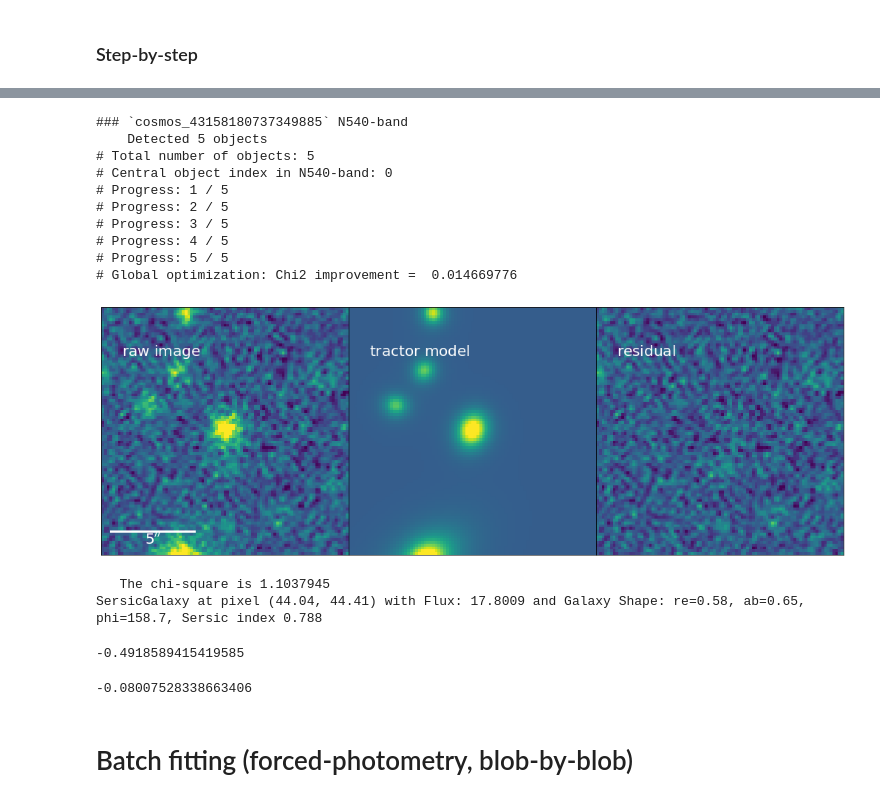
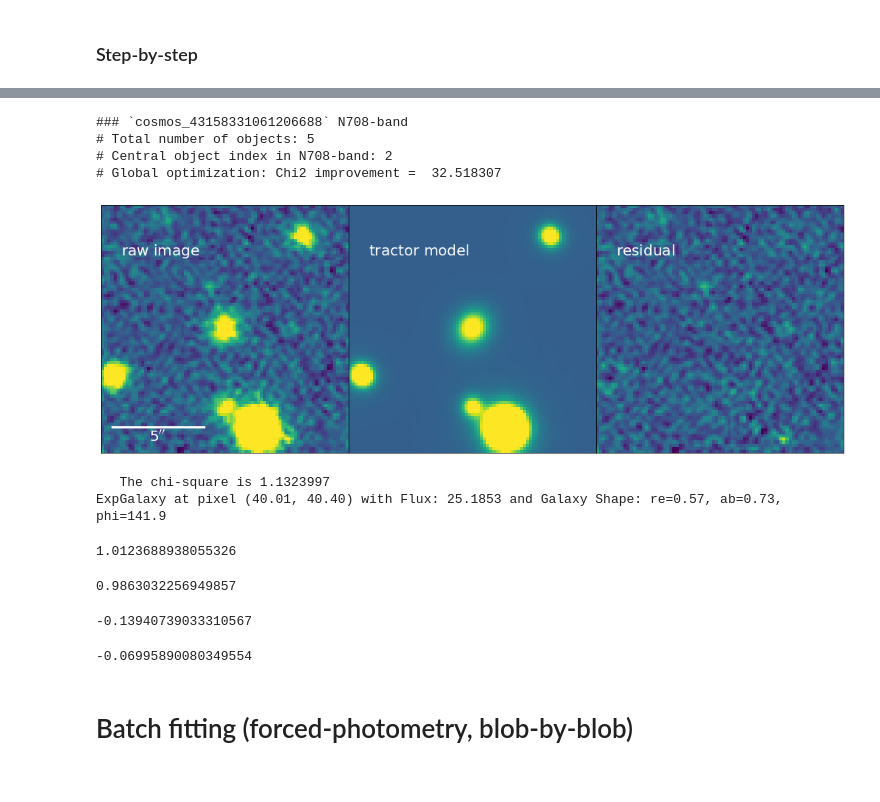
Before and after one commit to MerianSurvey/lambo, a Jupyter notebook: debug-Merian-tractor-ladybug.ipynb, the cells around one changed output, grey strips where cells are left out. Cells and saved outputs as stored; diff of their text form; code cells hidden in the pictures.

```diff
--- a/debug-Merian-tractor-ladybug.ipynb
+++ b/debug-Merian-tractor-ladybug.ipynb
@@ -51,7 +40,7 @@ kuaizi.set_env(project='Merian', name='', data_dir='/scratch/gpfs/jiaxuanl/Data'
 # %% [output]
 '/scratch/gpfs/jiaxuanl/Data/Merian/'
 # %%
-obj_cat = Table.read('./Catalogs/COSMOS_cutouts_tractor_gaap_test.fits')
+obj_cat = Table.read('./Catalogs/COSMOS_cutouts_tractor_gaap_lowz.fits')[:100]
 obj_cat['dir'] = [file.replace('/projects/MERIAN/poststamps/g09_broadcut',
                               '/scratch/gpfs/jiaxuanl/Data/Merian/Cutout'
                              ) for file in obj_cat['dir']]
@@ -62,7 +61,7 @@ from astropy.convolution import Gaussian2DKernel
 # %%
 channels = list('grizy') + ['N708', 'N540']
 
-obj = obj_cat[16]
+obj = obj_cat[161] # 64 for slack example
 obj_id = obj['ID']
 
 
@@ -83,11 +82,8 @@ w = wcs.WCS(cutout[0][1].header) # note: all bands share the same WCS here
 filters = list(channels)
 weights = 1 / np.array([hdu[3].data for hdu in cutout])
 psf_pad = padding_PSF(psf_list) # Padding PSF cutouts from HSC
-hsc_data = Data(images=images, weights=weights, wcs=w, psfs=psf_pad, channels=channels) #
+hsc_data = Data(images=images,#[:, 15:-15, 15:-15].byteswap().newbyteorder(),
+                #[:, 15:-15, 15:-15].byteswap().newbyteorder()
+                weights=weights,#[:, 15:-15, 15:-15].byteswap().newbyteorder(),
+                wcs=w, psfs=psf_pad, channels=channels) #
 # `data` is an Python object which contains all the information (image, psf, variance, wcs, etc.) about the galaxy
-
-# merian_hdu = fits.open('../cosmos_test_1/1/226984/merian/merian_226984_N708.fits')
-# merian_data = Data(images=merian_hdu[1].data[np.newaxis, :, :],
-#                    weights=merian_hdu[3].data[np.newaxis, :, :],
-#                    wcs=wcs.WCS(merian_hdu[1].header),
-#                    psfs=[merian_hdu[4].data], channels='N')
@@ -131,8 +118,9 @@ sys.path.append('/home/jiaxuanl/Research/Packages/tractor/')
 model_dict = {}
 
 ref_filt = 'i'
-model_dict[ref_filt] = tractor_hsc_sep_blob_by_blob(
+model_dict[ref_filt], _obj_cat_i = tractor_hsc_sep_blob_by_blob(
     obj, ref_filt, hsc_data.channels, hsc_data,
-    freeze_dict={'pos': False, 'shape.ab': False, 'shape.phi': False, 'sersicindex': False}, # don't fix shape/sersic
+    freeze_dict={'pos': False, 'shape': False, 'shape.re': False,
+                 'shape.ab': False, 'shape.phi': False, 'sersicindex': False}, # don't fix shape/sersic
     verbose=True, show_fig=True)
 # %% [output]
@@ -162,27 +175,19 @@ SersicGalaxy at pixel (44.04, 44.41) with Flux: 28.0018 and Galaxy Shape: re=0.5
 # %%
-import copy
-ref_source = copy.deepcopy(model_dict[ref_filt].catalog[model_dict[ref_filt].target_ind])
-
-
-model_dict['N540'] = tractor_hsc_sep_blob_by_blob(
-        obj, 'N540', hsc_data.channels, hsc_data,
-        ref_source=ref_source,
-#         ref_source=None,
-#         freeze_dict={'pos': False, 'shape.ab': False, 'shape.phi': False, 'sersicindex': False},
-        freeze_dict={'pos': False, 'shape.ab': True, 'shape.phi': True, 'sersicindex': True},
-        # Since the coordinate system of Merian is different from HSC, we don't fix position.
-        verbose=True, show_fig=True)
+# Fix-all mode
+model_dict['N708'], _ = tractor_hsc_sep_blob_by_blob(
+    obj, 'N708', hsc_data.channels, hsc_data,
+    fix_all=True, tractor_cat=model_dict['i'].catalog.copy(),
+    obj_cat=_obj_cat_i,
+#   ref_source=None,
+#   freeze_dict={'pos': False, 'shape.re': False, 'shape.ab': False, 'shape.phi': False, 'sersicindex': False},
+    freeze_dict={'pos': True, 'shape': True, 'shape.re': True, 'shape.ab': True, 'shape.phi': True, 'sersicindex': True},
+    # Since the coordinate system of Merian is different from HSC, we don't fix position.
+    verbose=True, show_fig=True)
 # %% [output]
-### `cosmos_43158180737349885` N540-band
-    Detected 5 objects
+### `cosmos_43158331061206688` N708-band
 # Total number of objects: 5
-# Central object index in N540-band: 0
-# Progress: 1 / 5
-# Progress: 2 / 5
-# Progress: 3 / 5
-# Progress: 4 / 5
-# Progress: 5 / 5
-# Global optimization: Chi2 improvement =  0.014669776
+# Central object index in N708-band: 2
+# Global optimization: Chi2 improvement =  32.518307
-[figure, old version]
+[figure, new version]
-   The chi-square is 1.1037945
-SersicGalaxy at pixel (44.04, 44.41) with Flux: 17.8009 and Galaxy Shape: re=0.58, ab=0.65, phi=158.7, Sersic index 0.788
+   The chi-square is 1.1323997
+ExpGalaxy at pixel (40.01, 40.40) with Flux: 25.1853 and Galaxy Shape: re=0.57, ab=0.73, phi=141.9
@@ -191,11 +194,19 @@ SersicGalaxy at pixel (44.04, 44.41) with Flux: 17.8009 and Galaxy Shape: re=0.5
+# %%
+-2.5 * np.log10(getTargetProperty(model_dict['g'])['flux'] / getTargetProperty(model_dict['i'])['flux'])
+# %% [output]
+1.0123688938055326
+# %%
+obj['g_gaap_mag'] - obj['i_gaap_mag']
+# %% [output]
+0.9863032256949857
 # %%
-2.5 * np.log10(getTargetProperty(model_dict['N540'])['flux'] / getTargetProperty(model_dict['i'])['flux'])
+2.5 * np.log10(getTargetProperty(model_dict['N708'])['flux'] / getTargetProperty(model_dict['i'])['flux'])
 # %% [output]
--0.4918589415419585
+-0.13940739033310567
 # %%
-(obj_cat['i_gaap_mag'] - obj_cat['N708_gaap_mag'])[6]
+(obj['i_gaap_mag'] - obj['N708_gaap_mag'])
 # %% [output]
--0.08007528338663406
+-0.06995890080349554
 # %% [markdown]
 # Batch fitting (forced-photometry, blob-by-blob)
 # %%
```
Also changed, not shown: parts of 54 cells of this notebook, 5 other files.
